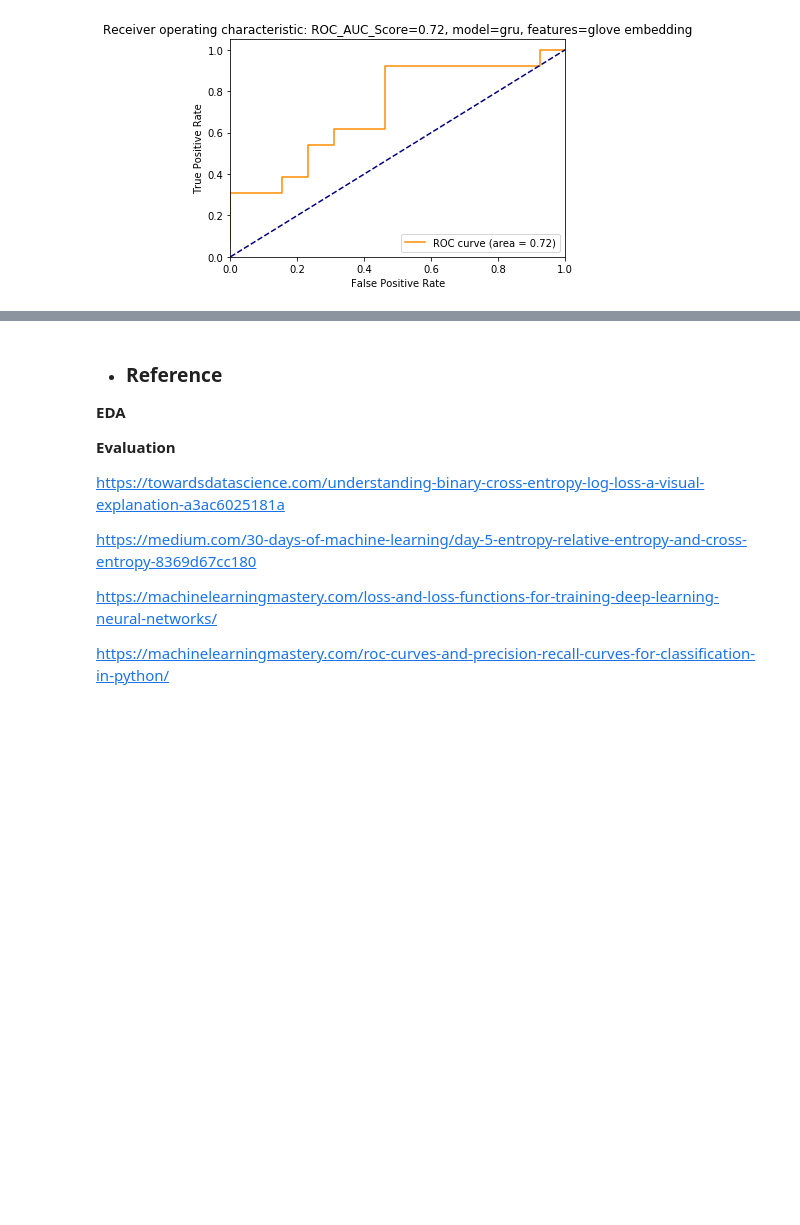
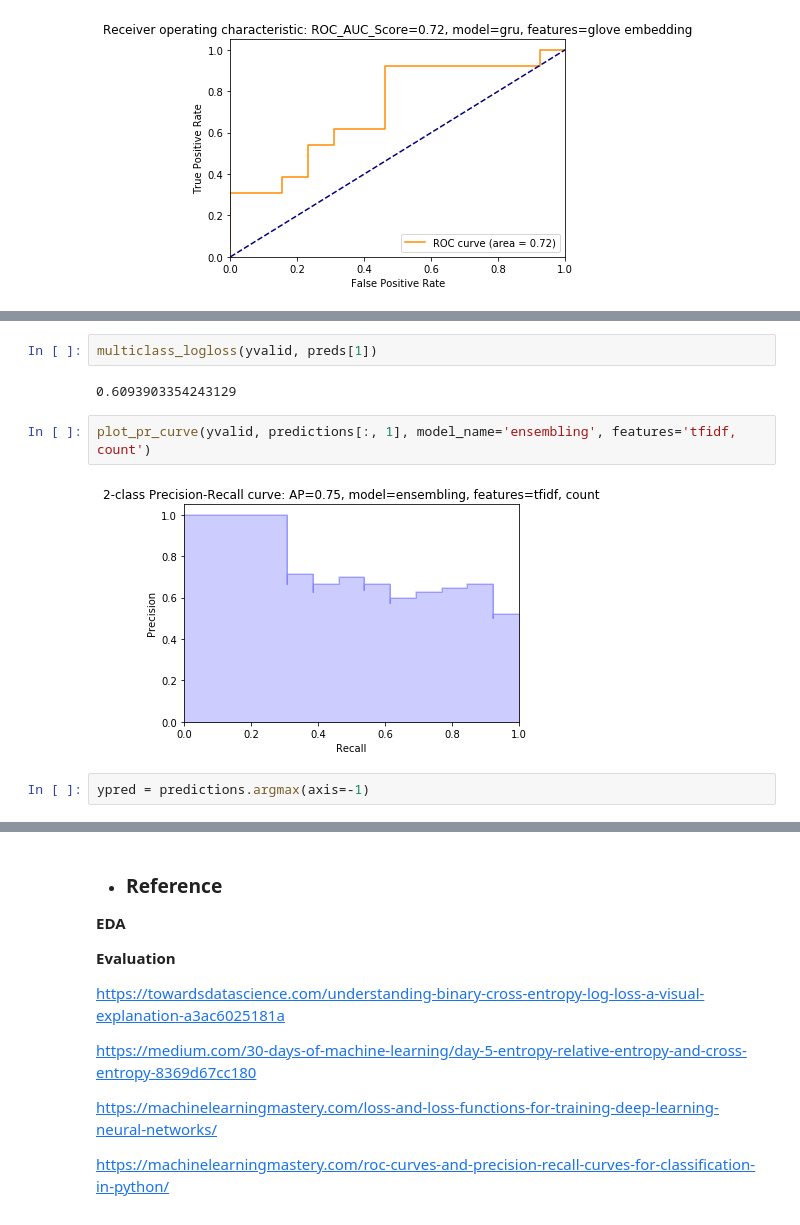
Before and after one commit to ck-unifr/german-wings-airline-challenge, a Jupyter notebook: german-wings-review.ipynb, the cells around one changed output, grey strips where cells are left out. Saved outputs shown, nothing was run; the diff lists cells and outputs as text; blank space fills up the shorter version.

```diff
--- a/german-wings-review.ipynb
+++ b/german-wings-review.ipynb
@@ -1366,0 +1579,10 @@ plot_auc_curve(yvalid, predictions[:, 1], model_name='gru',  features='glove emb
+# %%
+multiclass_logloss(yvalid, preds[1])
+# %% [output]
+0.6093903354243129
+# %%
+plot_pr_curve(yvalid, predictions[:, 1], model_name='ensembling', features='tfidf, count')
+# %% [output]
+[figure, added]
+# %%
+ypred = predictions.argmax(axis=-1)
```
Also changed, not shown: parts of 8 cells of this notebook.
